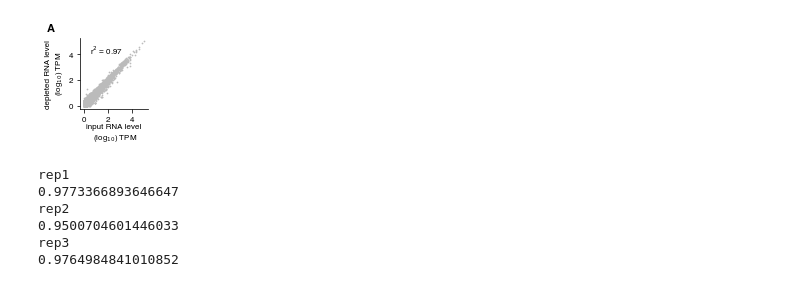
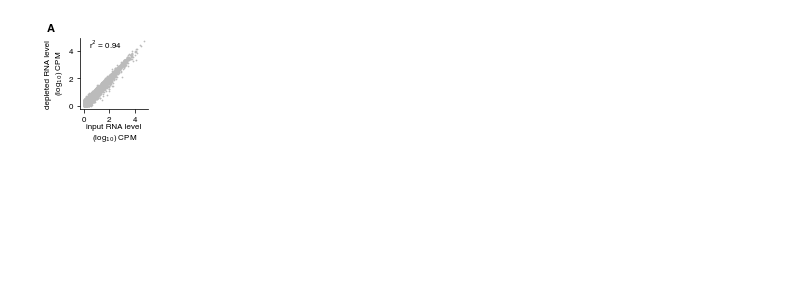
Before and after one commit to marykthompson/ribopop, a Jupyter notebook: jupyter_notebooks/fig_deseq_summary.ipynb, the cells around one changed output. Cells and saved outputs as stored; diff of their text form; code cells hidden in the pictures; blank space fills up the shorter version.

```diff
--- a/jupyter_notebooks/fig_deseq_summary.ipynb
+++ b/jupyter_notebooks/fig_deseq_summary.ipynb
@@ -77,0 +86,21 @@ r2 val from averages 0.9728855731106985
+# %%
+#Get the r2 values between subtracted and input for each replicate
+exps = ['inputq', 'subtractedq']
+reps = ['rep1', 'rep2', 'rep3']
+#get data specifically from protein coding and ncRNAs:
+nospike_df['biotype'] = nospike_df.index.map(biotype_dict)
+nospike_df['coding_ncRNA'] = nospike_df['biotype'].isin(coding_ncRNA)
+cnc_df = nospike_df[nospike_df['coding_ncRNA']].copy()
+
+rep_df = cnc_df.set_index(['experiment', 'replicate'], append = True)
+
+#Get r**2 for depleted vs. input samples at each replicate
+for r in reps:
+    print(r)
+    x_df = rep_df.loc[pd.IndexSlice[:, exps[0], r], 'CPM'].reset_index(['experiment', 'replicate'])
+    y_df = rep_df.loc[pd.IndexSlice[:, exps[1], r], 'CPM'].reset_index(['experiment', 'replicate'])
+    c_df = pd.merge(x_df, y_df, left_index = True, right_index = True, suffixes = ('_in', '_sub'))
+    f_df = c_df[(c_df['CPM_in'] >= 1) & (c_df['CPM_sub'] >= 1)].copy()
+    rval, pval = scipy.stats.pearsonr(f_df['CPM_in'], f_df['CPM_sub'])
+    r2_val = rval**2
+    print(r2_val)
@@ -78,52 +142,25 @@ r2 val from averages 0.9728855731106985
 # %%
 #Plot the correlation between input and depleted libraries
 panel_name = '5A'
 plot = Plotter(corners = [0.27, 0.27, 0.6, 0.6], figsize = (sfig, sfig))
 
 plot.nudge_corners(left = True, right = True)
 
 plot.setup_axis()
 pointsize = 0.5
 
-plot.ax.scatter(cfilt_df['summed_tpm_in_log10'], cfilt_df['summed_tpm_sub_log10'], s = pointsize)
-plot.set_ylabel('depleted RNA level\n (log'r'$_{10}$'') TPM', nudge = (0.015, 0))
-plot.set_xlabel('input RNA level\n (log'r'$_{10}$'') TPM')
+plot.ax.scatter(cfilt_df['CPM_in_log10'], cfilt_df['CPM_sub_log10'], s = pointsize)
+plot.set_ylabel('depleted RNA level\n (log'r'$_{10}$'') CPM', nudge = (0.015, 0))
+plot.set_xlabel('input RNA level\n (log'r'$_{10}$'') CPM')
 loc = plticker.MultipleLocator(base=2.0)
 plot.ax.xaxis.set_major_locator(loc)
 plot.ax.yaxis.set_major_locator(loc)
 
-plot.ax.set_xlim(-0.25, 5.3)
-plot.ax.set_xlim(-0.25, 5.3)
-plot.ax.text(0.5, 4, 'r'r'$^2$'' = %1.2f' % r2_val, fontsize = 8)
+plot.ax.set_xlim(-0.25, 5)
+plot.ax.set_xlim(-0.25, 5)
+plot.ax.text(0.4, 4.2, 'r'r'$^2$'' = %1.2f' % r2_val_av, fontsize = 8)
+
 plot.add_letter('A', ha = 'right')
-plt.savefig(os.path.join(outdir, '{}.png'.format(panel_name)), dpi = 600)
+plt.savefig(os.path.join(outdir, '{}.{}'.format(panel_name, outfmt)), dpi = 600)
 # %% [output]
-[figure, old version]
+[figure, new version]
-# %%
-#Get the r2 values between subtracted and input for each replicate
-exps = ['inputq', 'subtractedq']
-reps = ['rep1', 'rep2', 'rep3']
-#get data specifically from protein coding and ncRNAs:
-nospike_df['biotype'] = nospike_df.index.map(biotype_dict)
-nospike_df['coding_ncRNA'] = nospike_df['biotype'].isin(coding_ncRNA)
-cnc_df = nospike_df[nospike_df['coding_ncRNA']].copy()
-
-rep_df = cnc_df.set_index(['experiment', 'replicate'], append = True)
-
-#Get r**2 for depleted vs. input samples at each replicate
-for r in reps:
-    print(r)
-    x_df = rep_df.loc[pd.IndexSlice[:, exps[0], r], 'summed_tpm'].reset_index(['experiment', 'replicate'])
-    y_df = rep_df.loc[pd.IndexSlice[:, exps[1], r], 'summed_tpm'].reset_index(['experiment', 'replicate'])
-    c_df = pd.merge(x_df, y_df, left_index = True, right_index = True, suffixes = ('_in', '_sub'))
-    f_df = c_df[(c_df['summed_tpm_in'] >= 1) & (c_df['summed_tpm_sub'] >= 1)].copy()
-    rval, pval = scipy.stats.pearsonr(f_df['summed_tpm_in'], f_df['summed_tpm_sub'])
-    r2_val = rval**2
-    print(r2_val)
-# %% [output]
-rep1
-0.9773366893646647
-rep2
-0.9500704601446033
-rep3
-0.9764984841010852
```
Also changed, not shown: parts of 25 cells of this notebook, 25 other files.
